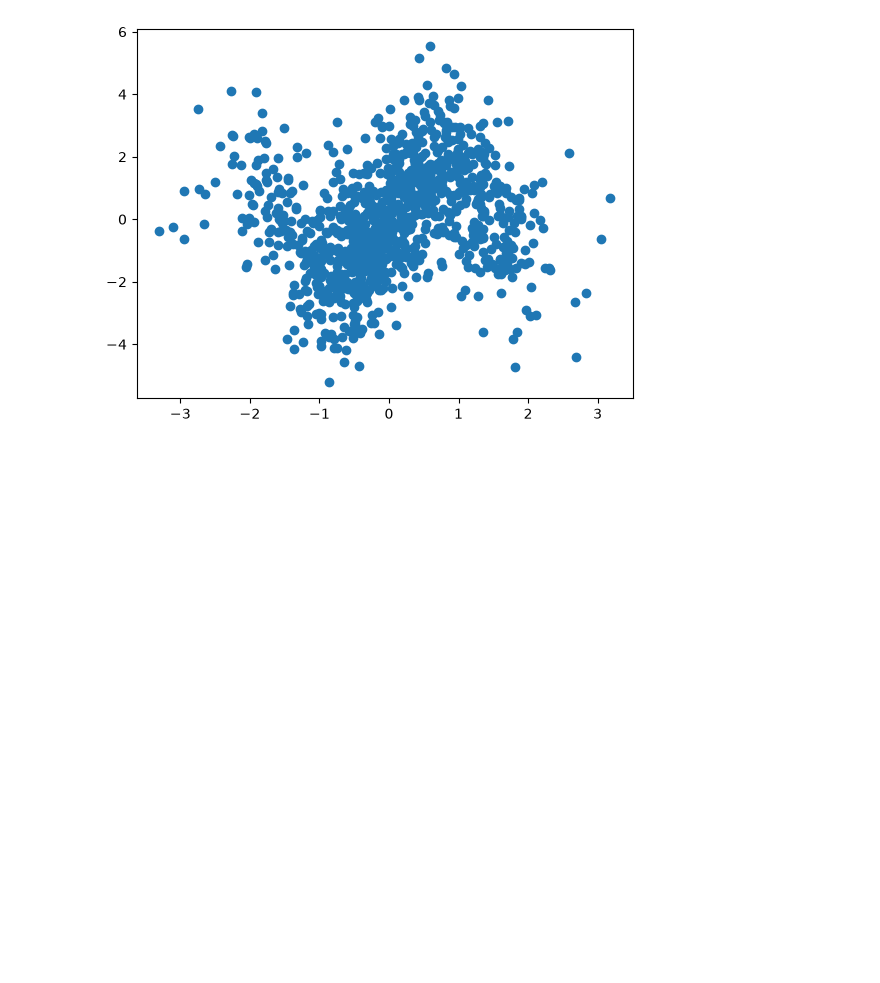
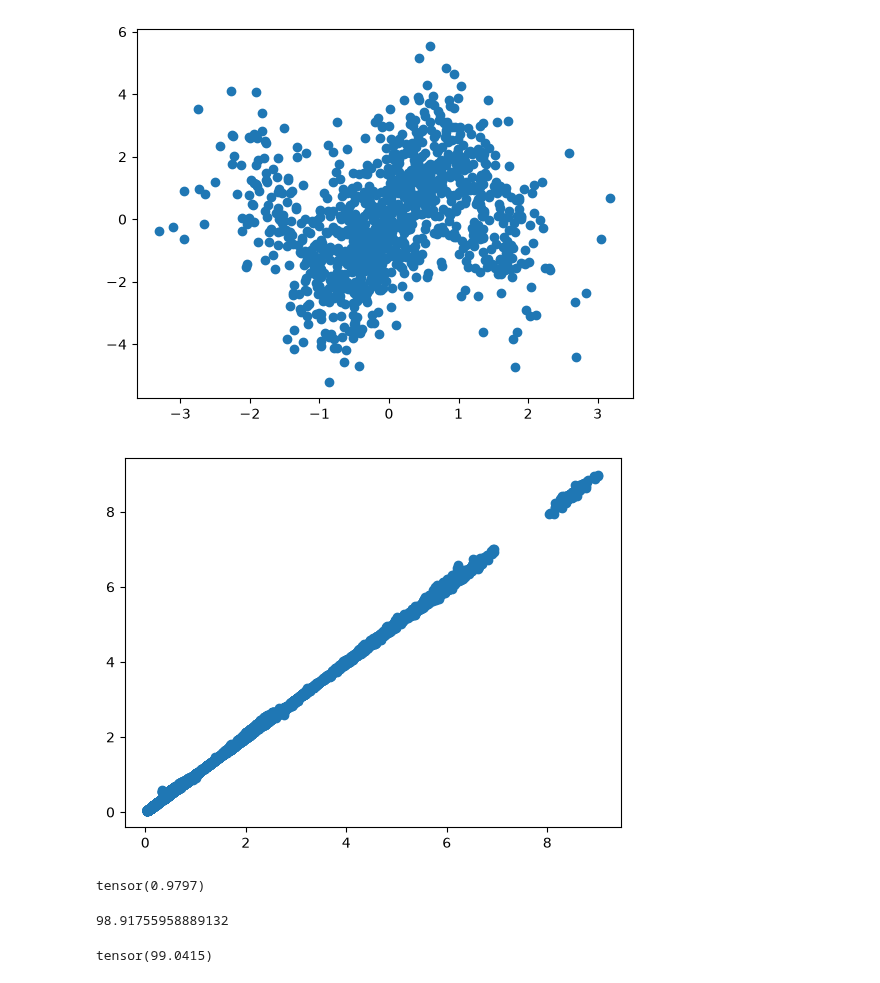
Before and after one commit to VldKnd/volume_optimal_conformal, a Jupyter notebook: notebooks/sandbox/datasets.ipynb, the cells around one changed output. Saved outputs shown, nothing was run; the diff lists cells and outputs as text; code cells hidden in the pictures; blank space fills up the shorter version.

```diff
--- a/notebooks/sandbox/datasets.ipynb
+++ b/notebooks/sandbox/datasets.ipynb
@@ -36,3 +60,15 @@ plt.scatter(y[:, 0], y[:, 1])
 plt.show()
 # %% [output]
 [figure]
+# %%
+train_split = SGEMMDataset(config=SGEMMDatasetConfig()).get_splits().train
+test_split = SGEMMDataset(config=SGEMMDatasetConfig()).get_splits().test
+calibration_split = SGEMMDataset(config=SGEMMDatasetConfig()).get_splits().calibration
+# %%
+import matplotlib.pyplot as plt
+
+plt.scatter((train_split.y / train_split.y.std(dim=0, keepdim=True))[:, 1], (train_split.y / train_split.y.std(dim=0, keepdim=True))[:, 0])
+# plt.scatter(train_split.y[mask, 0], train_split.y[mask, 1])
+plt.show()
+# %% [output]
+[figure, added]
@@ -38,0 +77,14 @@ plt.show()
+# %%
+mask.sum() / train_split.y[:, 0].shape[0]
+# %% [output]
+tensor(0.9797)
+# %%
+100 * (1. - train_split.y[
+    train_split.y[:, 1] > 46
+, 1].shape[0] / train_split.y[:, 0].shape[0])
+# %% [output]
+98.91755958889132
+# %%
+100 * (1. - (train_split.y[:, 0] > 7500).sum() / train_split.y[:, 0].shape[0])
+# %% [output]
+tensor(99.0415)
```
Also changed, not shown: parts of 4 cells of this notebook, 5 other files.
